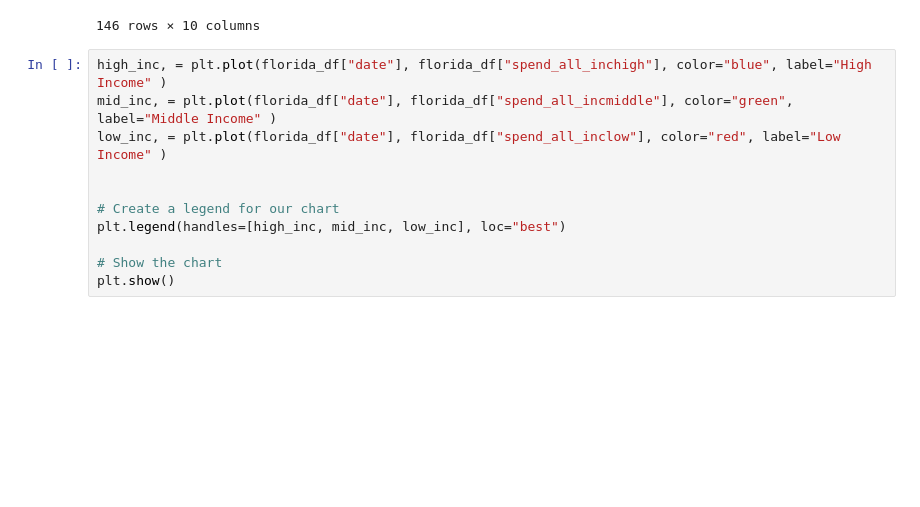
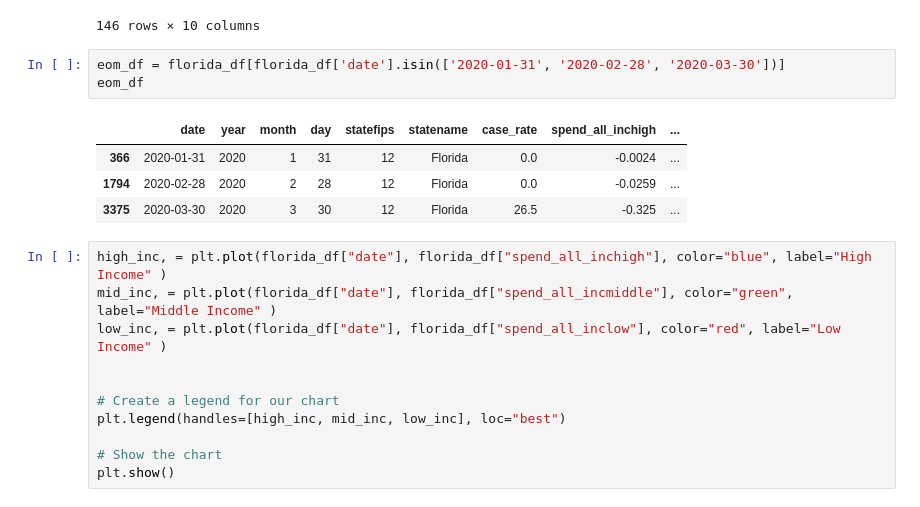
Before and after one commit to Starlinf/Project1, a Jupyter notebook: Project1_Q3.ipynb, the cells around one changed output. Cells and saved outputs as stored; diff of their text form; blank space fills up the shorter version.

```diff
--- a/Project1_Q3.ipynb
+++ b/Project1_Q3.ipynb
@@ -231,6 +262,14 @@ florida_df
 | 7353 | 2020-06-16 | 2020 | 6 | 16 | 12 | Florida | 373.0 | -0.091 | ... |
 | 7404 | 2020-06-17 | 2020 | 6 | 17 | 12 | Florida | 385.0 | -0.0836 | ... |
 146 rows × 10 columns
+# %%
+eom_df = florida_df[florida_df['date'].isin(['2020-01-31', '2020-02-28', '2020-03-30'])]
+eom_df
+# %% [output]
+|  | date | year | month | day | statefips | statename | case_rate | spend_all_inchigh | ... |
+| 366 | 2020-01-31 | 2020 | 1 | 31 | 12 | Florida | 0.0 | -0.0024 | ... |
+| 1794 | 2020-02-28 | 2020 | 2 | 28 | 12 | Florida | 0.0 | -0.0259 | ... |
+| 3375 | 2020-03-30 | 2020 | 3 | 30 | 12 | Florida | 26.5 | -0.325 | ... |
 # %%
 high_inc, = plt.plot(florida_df["date"], florida_df["spend_all_inchigh"], color="blue", label="High Income" )
 mid_inc, = plt.plot(florida_df["date"], florida_df["spend_all_incmiddle"], color="green", label="Middle Income" )
```
Also changed, not shown: parts of 2 cells of this notebook.
